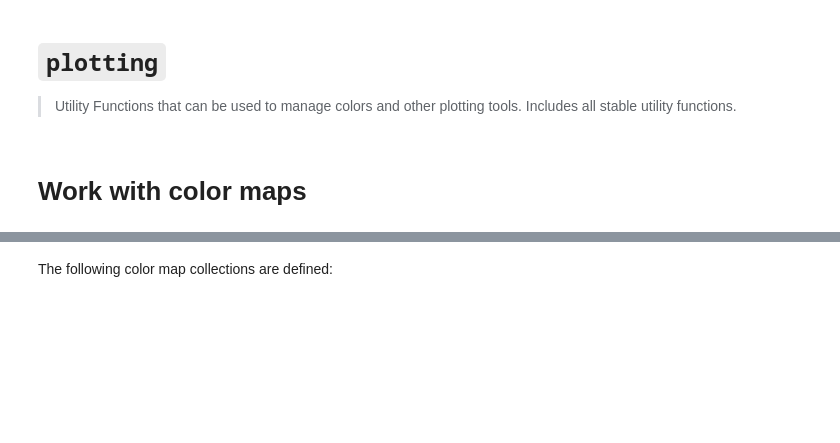
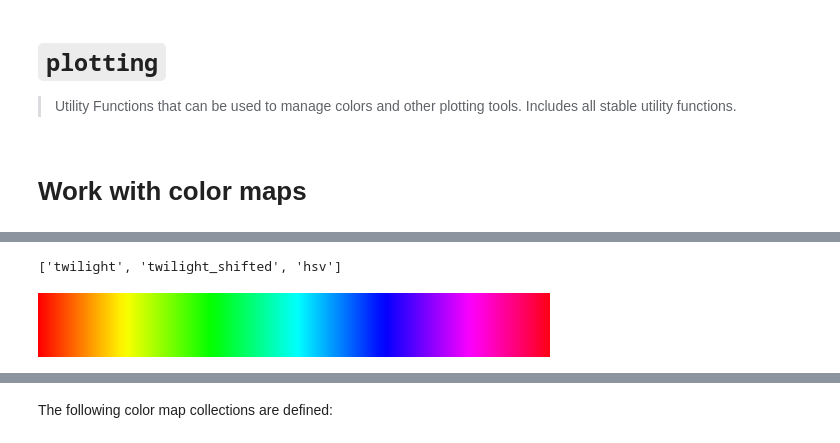
Before and after one commit to vtecftwy/eccore, a Jupyter notebook: nbs-dev/0_02_plotting.ipynb, the cells around one changed output, grey strips where cells are left out. Drawn from its saved outputs; the diff is of its cells as text; code cells hidden in the pictures; blank space fills up the shorter version.

```diff
--- a/nbs-dev/0_02_plotting.ipynb
+++ b/nbs-dev/0_02_plotting.ipynb
@@ -52,0 +56,6 @@ matplotlib.colormaps['Dark2']
+# %%
+print(cmaps['Cyclic'])
+matplotlib.colormaps[cmaps['Cyclic'][2]]
+# %% [output]
+['twilight', 'twilight_shifted', 'hsv']
+[figure, added]
```
Also changed, not shown: parts of 16 cells of this notebook, 14 other files.
